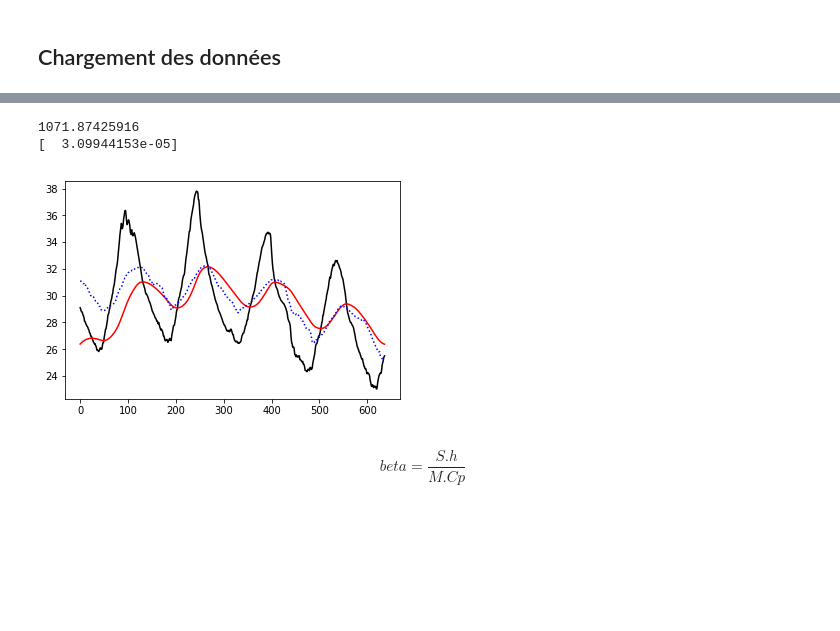
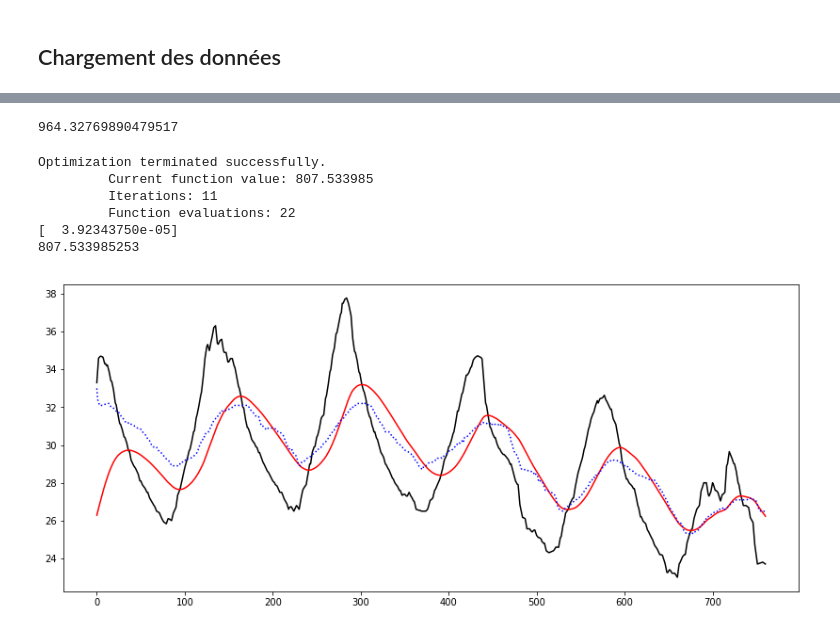
Before and after one commit to xdze2/thermique_appart, a Jupyter notebook: Model01.ipynb, the cells around one changed output, grey strips where cells are left out. Drawn from its saved outputs; the diff is of its cells as text; code cells hidden in the pictures; blank space fills up the shorter version.

```diff
--- a/Model01.ipynb
+++ b/Model01.ipynb
@@ -237,21 +69,0 @@ import random
-# %%
-best_fopt = 1e8
-best_param = []
-
-for k in range( 20 ):
-    beta = random.choice( np.logspace( -5, 0, 30) )
-
-    paramZero = beta
-    res = fmin(errorfit, paramZero, disp=False, full_output =True)
-
-    paramOpt, fopt = res[:2]
-    if best_fopt > fopt:
-        best_param = paramOpt
-        best_fopt = fopt
-
-
-print( best_fopt ) #  best_params )
-print( best_param )
-# %% [output]
-1071.87425916
-[  3.09944153e-05]
@@ -258,17 +72,46 @@ print( best_param )
+# %%
+def errorfit( param, T_int, T_ext  ):
+    T_theo = model01_apply( param, T_ext )
+    return np.sum( (T_int - T_theo)**2 )
+
+
+def model01_fit( T_int, T_ext ):
+
+    betaZero = 3e-05
+
+    res = fmin(errorfit, betaZero, disp=True, full_output =True, args=(T_int, T_ext))
+
+    paramOpt, fopt = res[:2]
+
+    print( paramOpt ) #  best_params )
+    print( fopt )
+
+    return paramOpt[0]
 # %%
 ## beta : 2.65585250e-05
+# %%
+errorfit( 2.6e-5, T_int, T_ext  )
+# %% [output]
+964.32769890479517
+# %%
+best_beta = model01_fit( T_int, T_ext )
+# %% [output]
+Optimization terminated successfully.
+         Current function value: 807.533985
+         Iterations: 11
+         Function evaluations: 22
+[  3.92343750e-05]
+807.533985253
 # %%
-T_theo = model_Text( 2.33e-05, T_ext )
+beta = best_beta  # 2.33e-05
+T_theo = model01_apply( beta, T_ext )
 
+plt.figure( figsize=(14, 6) )
 plt.plot(T_ext, 'k')
 plt.plot(T_theo, 'r')
 plt.plot(T_int, ':b');
 # %% [output]
-[figure, old version]
+[figure, new version]
-# %% [markdown]
-$$
-beta = \frac{S . h}{ M.Cp }
-$$
 # %%
 plt.plot(T_int-T_theo, 'k')
 # %% [output]
```
Also changed, not shown: parts of 40 cells of this notebook, 1 other file.
